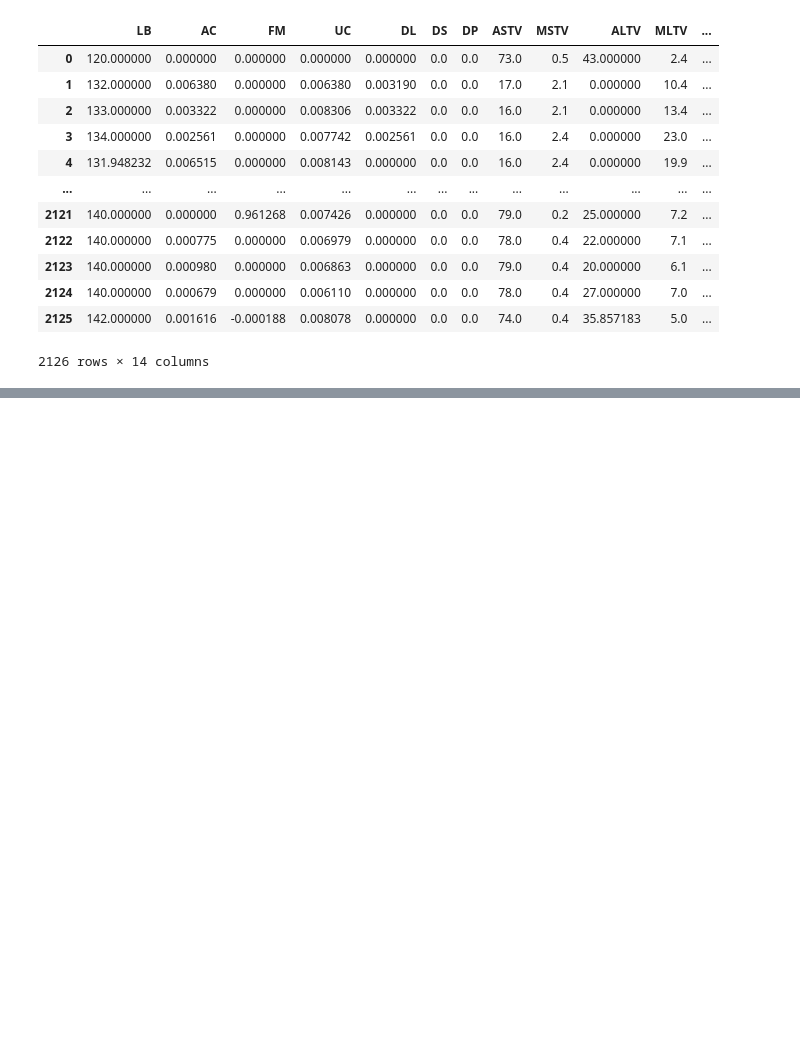
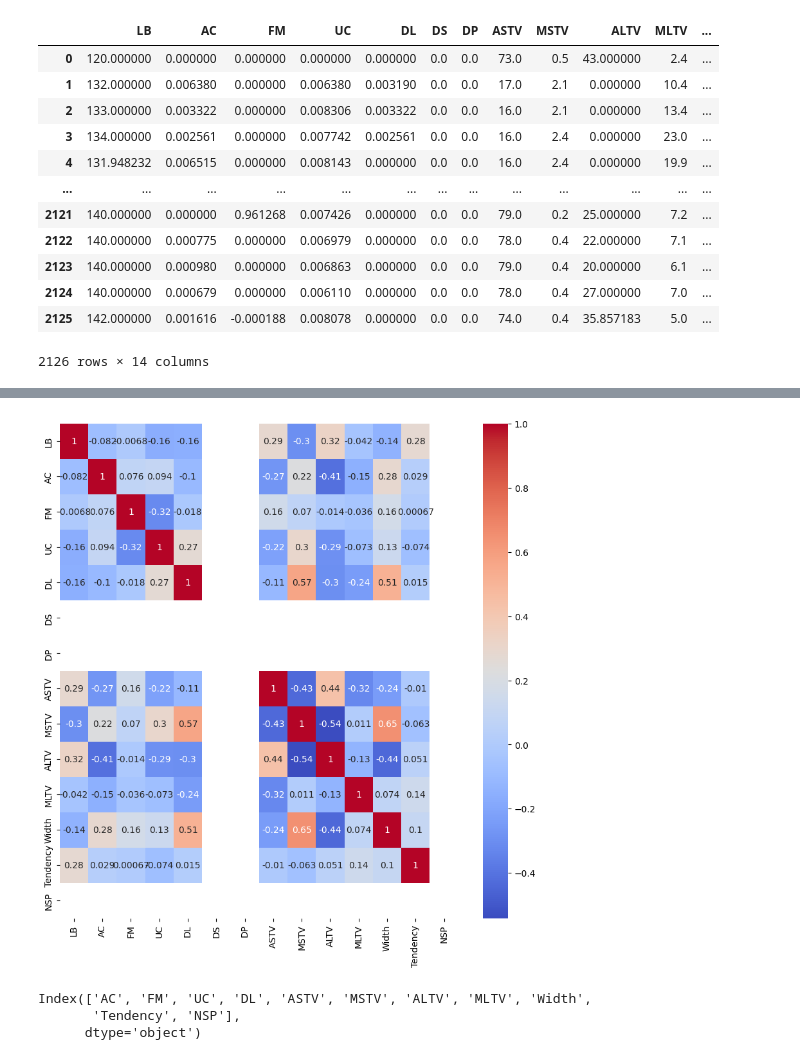
Before and after one commit to hkvarma2003/DataScience-Assignments, a Jupyter notebook: 5_EDA_Assignment.ipynb, the cells around one changed output, grey strips where cells are left out. Saved outputs shown, nothing was run; the diff lists cells and outputs as text; code cells hidden in the pictures; blank space fills up the shorter version.

```diff
--- a/5_EDA_Assignment.ipynb
+++ b/5_EDA_Assignment.ipynb
@@ -24,0 +190,5 @@ df
+# %%
+## finding the Correlation between columns
+
+corr = df.corr()
+corr
@@ -24,0 +211,22 @@ df
+# %%
+## displaying the Correlation between columns using heatmap. there are gaps as those columns do not have data.
+
+plt.figure(figsize=(10,10))
+sns.heatmap(corr,annot=True,cmap=plt.cm.coolwarm)
+plt.show()
+# %% [output]
+[figure, added]
+# %%
+## VIF
+
+from statsmodels.stats.outliers_influence import variance_inflation_factor
+
+vif=pd.DataFrame()
+y=df['LB']
+x=df.drop(columns=['LB','DS','DP'])
+
+x.columns
+# %% [output]
+Index(['AC', 'FM', 'UC', 'DL', 'ASTV', 'MSTV', 'ALTV', 'MLTV', 'Width',
+       'Tendency', 'NSP'],
+      dtype='object')
```
Also changed, not shown: parts of 28 cells of this notebook.
